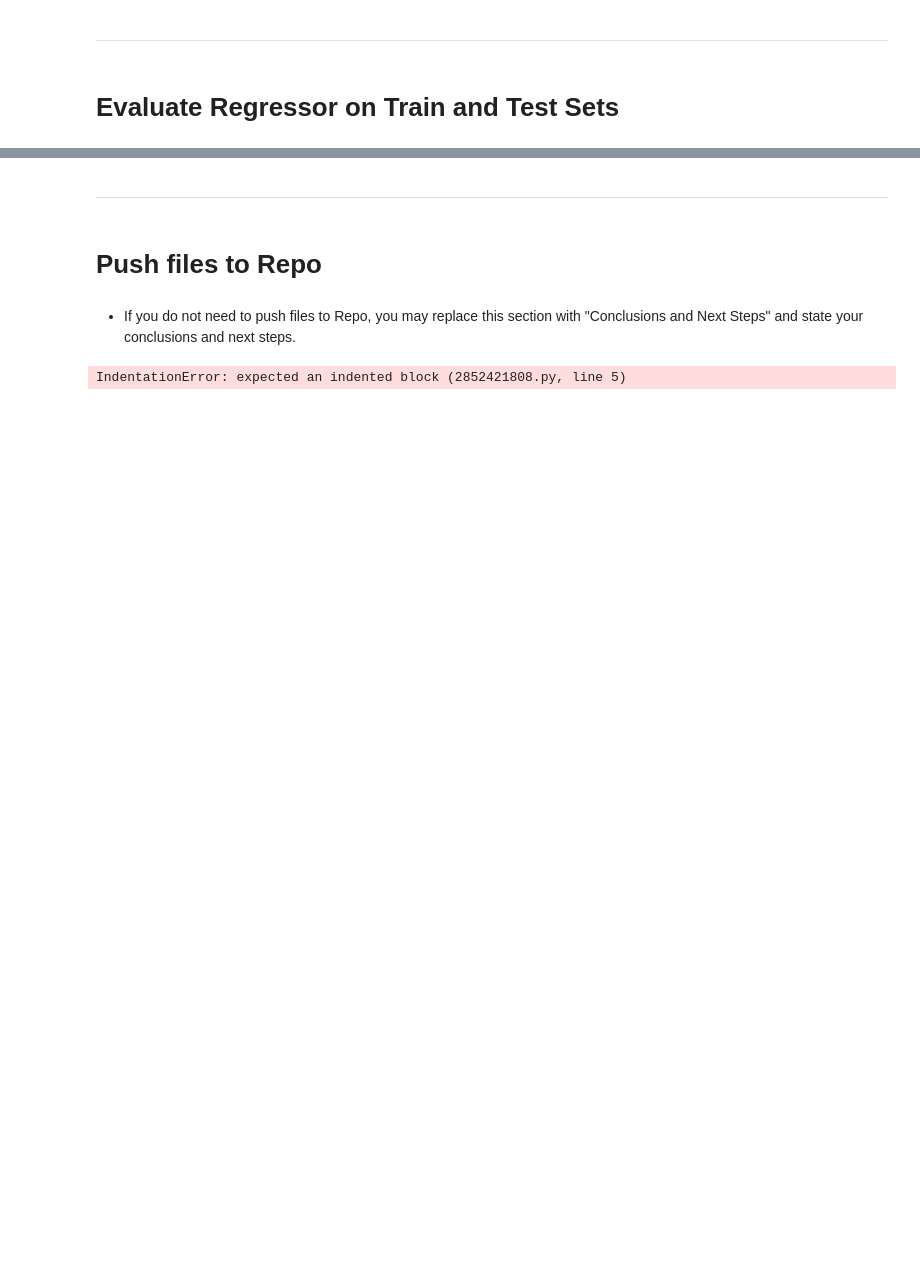
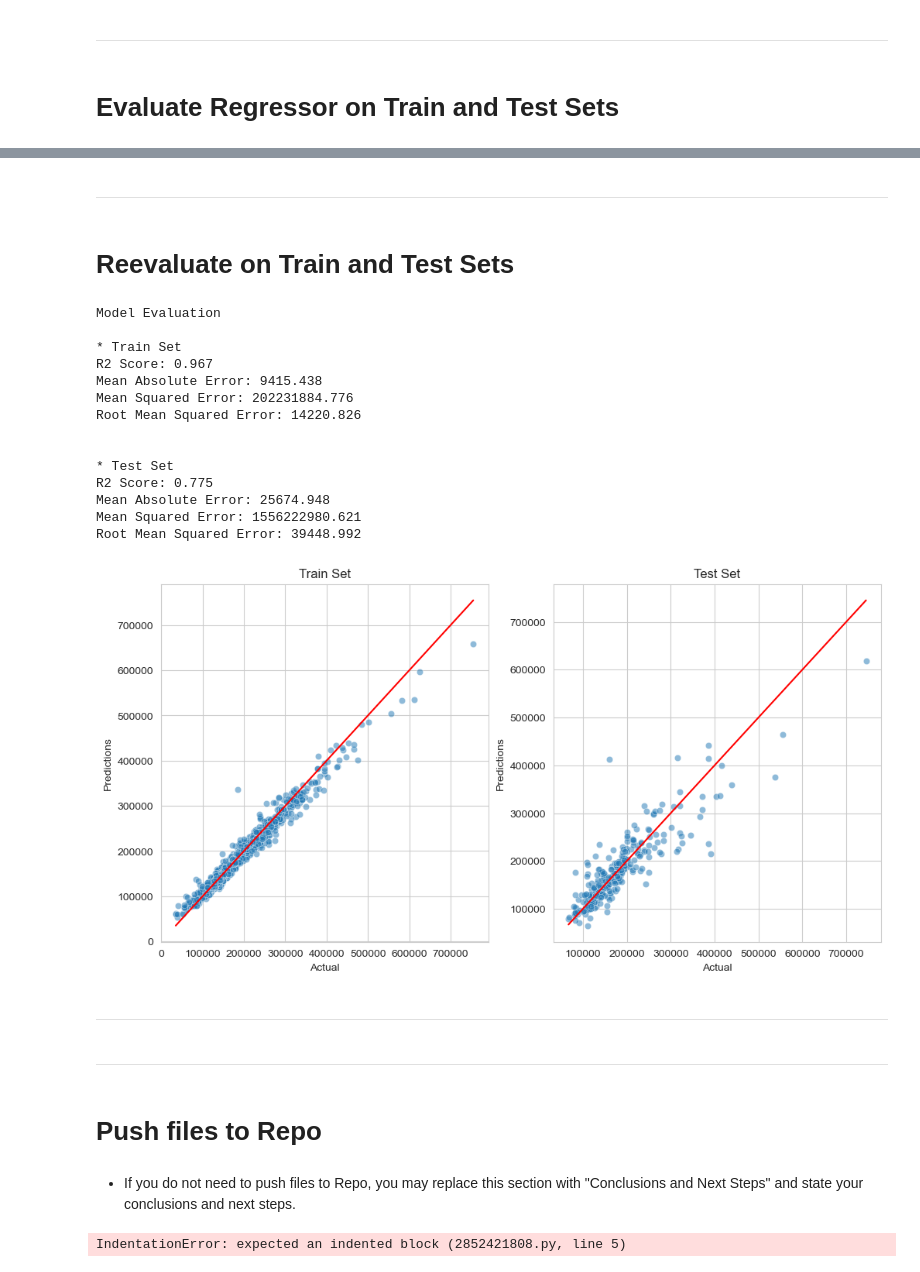
Before and after one commit to frankiesanjana/housing-price-predictor, a Jupyter notebook: jupyter_notebooks/05-modelling-evaluation.ipynb, the cells around one changed output, grey strips where cells are left out. Cells and saved outputs as stored; diff of their text form; code cells hidden in the pictures; blank space fills up the shorter version.

```diff
--- a/jupyter_notebooks/05-modelling-evaluation.ipynb
+++ b/jupyter_notebooks/05-modelling-evaluation.ipynb
@@ -247,3 +598,28 @@ print("* Train set:", X_train.shape, y_train.shape, "\n* Test set:",  X_test.sha
+# %% [markdown]
+---
+# %% [markdown]
+# Reevaluate on Train and Test Sets
+# %%
+regression_performance(X_train, y_train, X_test, y_test, best_regressor_pipeline)
+regression_evaluation_plots(X_train, y_train, X_test, y_test, best_regressor_pipeline)
+# %% [output]
+Model Evaluation
+
+* Train Set
+R2 Score: 0.967
+Mean Absolute Error: 9415.438
+Mean Squared Error: 202231884.776
+Root Mean Squared Error: 14220.826
+
+
+* Test Set
+R2 Score: 0.775
+Mean Absolute Error: 25674.948
+Mean Squared Error: 1556222980.621
+Root Mean Squared Error: 39448.992
+[figure, added]
+# %% [markdown]
+---
 # %% [markdown]
 ---
 # %% [markdown]
```
Also changed, not shown: parts of 41 cells of this notebook.
